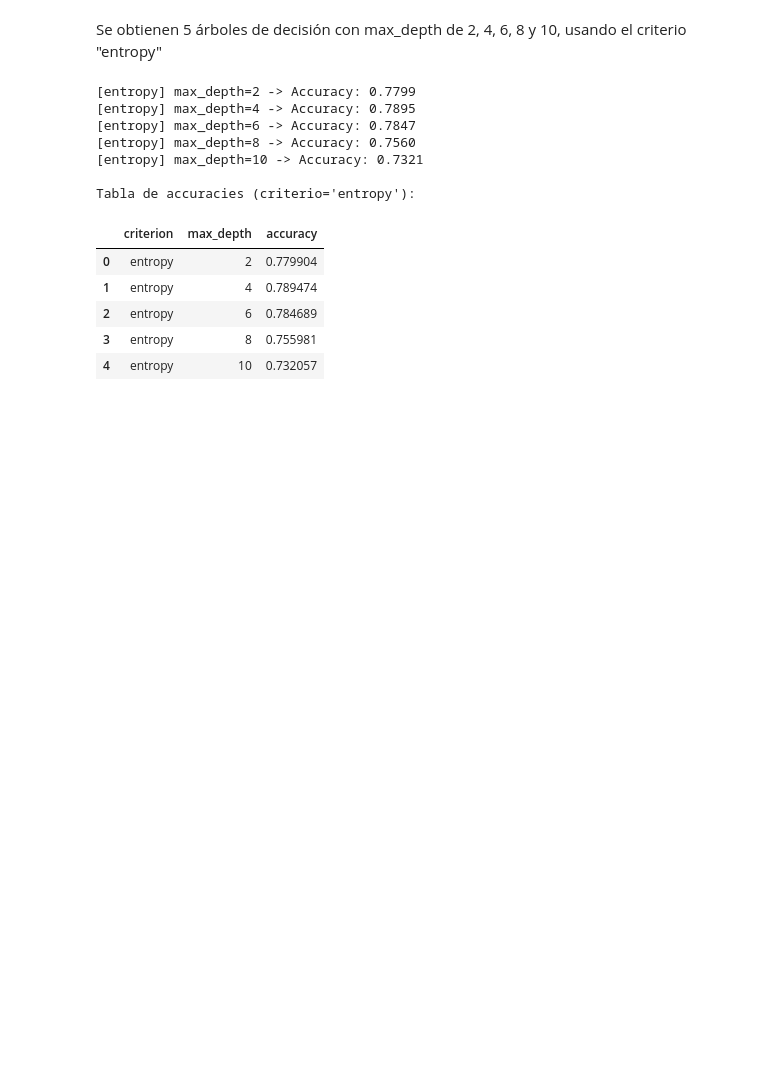
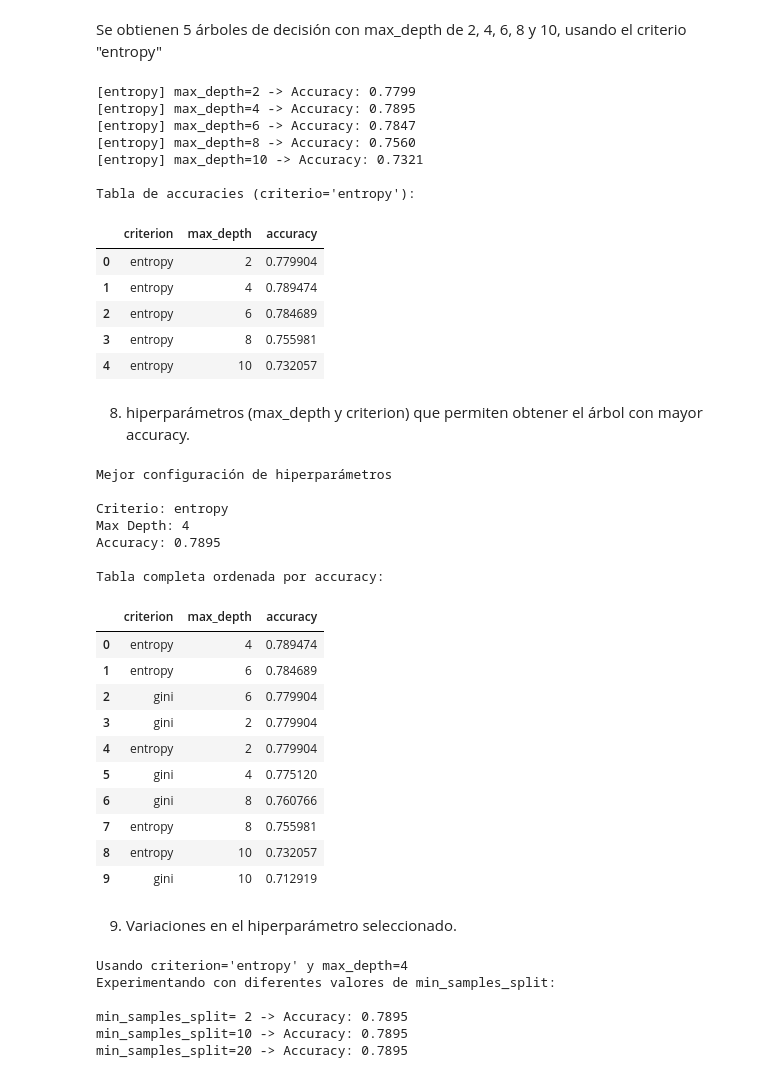
Before and after one commit to Ween19/Machine-learning, a Jupyter notebook: Notebook_2.ipynb, the cells around one changed output. Saved outputs shown, nothing was run; the diff lists cells and outputs as text; code cells hidden in the pictures; blank space fills up the shorter version.

```diff
--- a/Notebook_2.ipynb
+++ b/Notebook_2.ipynb
@@ -148,3 +181,77 @@ Tabla de accuracies (criterio='entropy'):
 | 2 | entropy | 6 | 0.784689 |
 | 3 | entropy | 8 | 0.755981 |
 | 4 | entropy | 10 | 0.732057 |
+# %% [markdown]
+8. hiperparámetros (max_depth y criterion) que permiten
+obtener el árbol con mayor accuracy.
+# %%
+all_results = results_gini + results_entropy
+df_all = pd.DataFrame(all_results)
+
+best_model = df_all.loc[df_all['accuracy'].idxmax()]
+
+print("\nMejor configuración de hiperparámetros")
+
+print(f"\nCriterio: {best_model['criterion']}")
+print(f"Max Depth: {best_model['max_depth']}")
+print(f"Accuracy: {best_model['accuracy']:.4f}")
+print("\nTabla completa ordenada por accuracy:")
+display(df_all.sort_values('accuracy', ascending=False).reset_index(drop=True))
+# %% [output]
+Mejor configuración de hiperparámetros
+
+Criterio: entropy
+Max Depth: 4
+Accuracy: 0.7895
+
+Tabla completa ordenada por accuracy:
+|  | criterion | max_depth | accuracy |
+| 0 | entropy | 4 | 0.789474 |
+| 1 | entropy | 6 | 0.784689 |
+| 2 | gini | 6 | 0.779904 |
+| 3 | gini | 2 | 0.779904 |
+| 4 | entropy | 2 | 0.779904 |
+| 5 | gini | 4 | 0.775120 |
+| 6 | gini | 8 | 0.760766 |
+| 7 | entropy | 8 | 0.755981 |
+| 8 | entropy | 10 | 0.732057 |
+| 9 | gini | 10 | 0.712919 |
+# %% [markdown]
+9. Variaciones en el hiperparámetro seleccionado.
+# %%
+best_criterion = best_model['criterion']
+best_depth = int(best_model['max_depth'])
+
+min_samples_variations = [2, 10, 20]
+results_min_samples = []
+
+print(f"\nUsando criterion='{best_criterion}' y max_depth={best_depth}")
+print(f"Experimentando con diferentes valores de min_samples_split:\n")
+
+for min_samples in min_samples_variations:
+    clf = DecisionTreeClassifier(
+        criterion=best_criterion,
+        max_depth=best_depth,
+        min_samples_split=min_samples,
+        random_state=42
+    )
+    pipe = Pipeline([("preproc", preprocessor), ("clf", clf)])
+    pipe.fit(X_train, y_train)
+    y_pred = pipe.predict(X_test)
+    acc = accuracy_score(y_test, y_pred)
+
+    results_min_samples.append({
+        "min_samples_split": min_samples,
+        "accuracy": acc
+    })
+
+    print(f"min_samples_split={min_samples:2d} -> Accuracy: {acc:.4f}")
+
+df_min_samples = pd.DataFrame(results_min_samples)
+# %% [output]
+Usando criterion='entropy' y max_depth=4
+Experimentando con diferentes valores de min_samples_split:
+
+min_samples_split= 2 -> Accuracy: 0.7895
+min_samples_split=10 -> Accuracy: 0.7895
+min_samples_split=20 -> Accuracy: 0.7895
```
Also changed, not shown: parts of 6 cells of this notebook.
